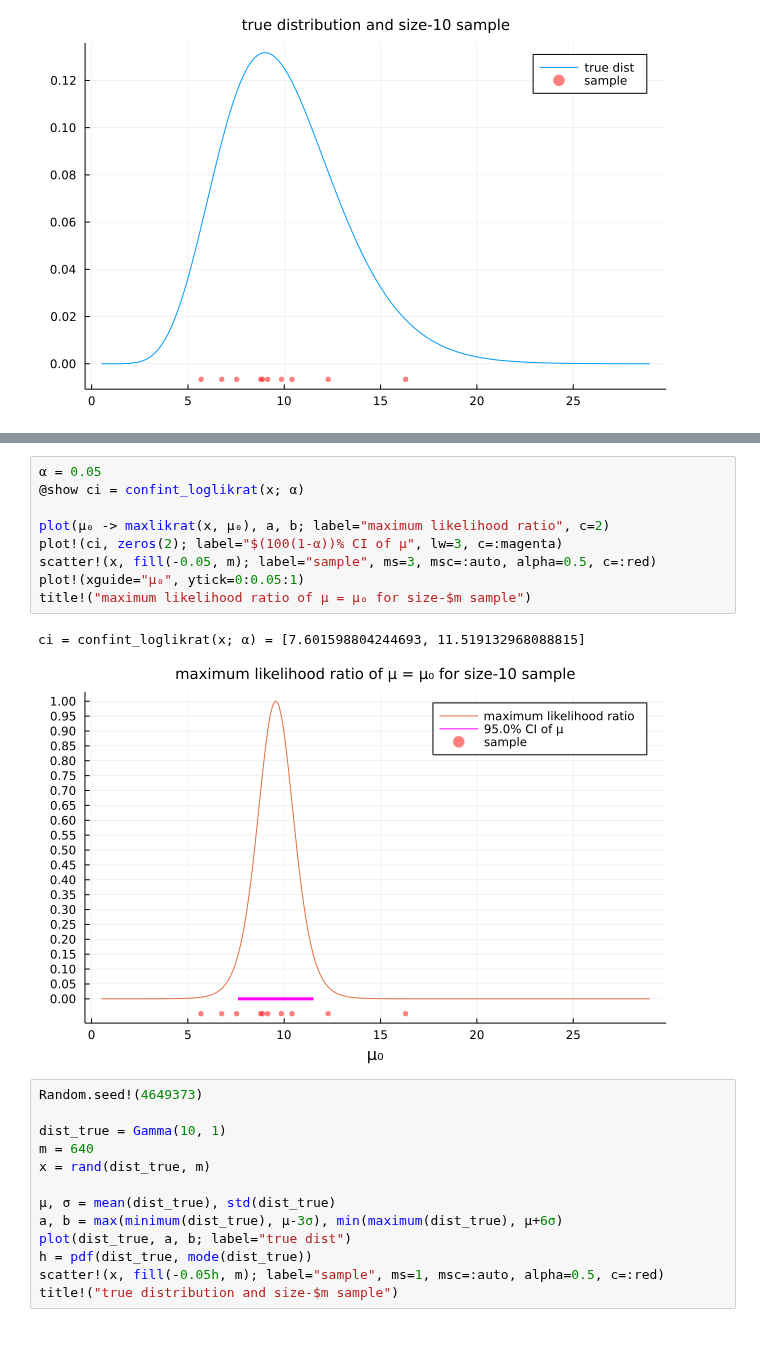
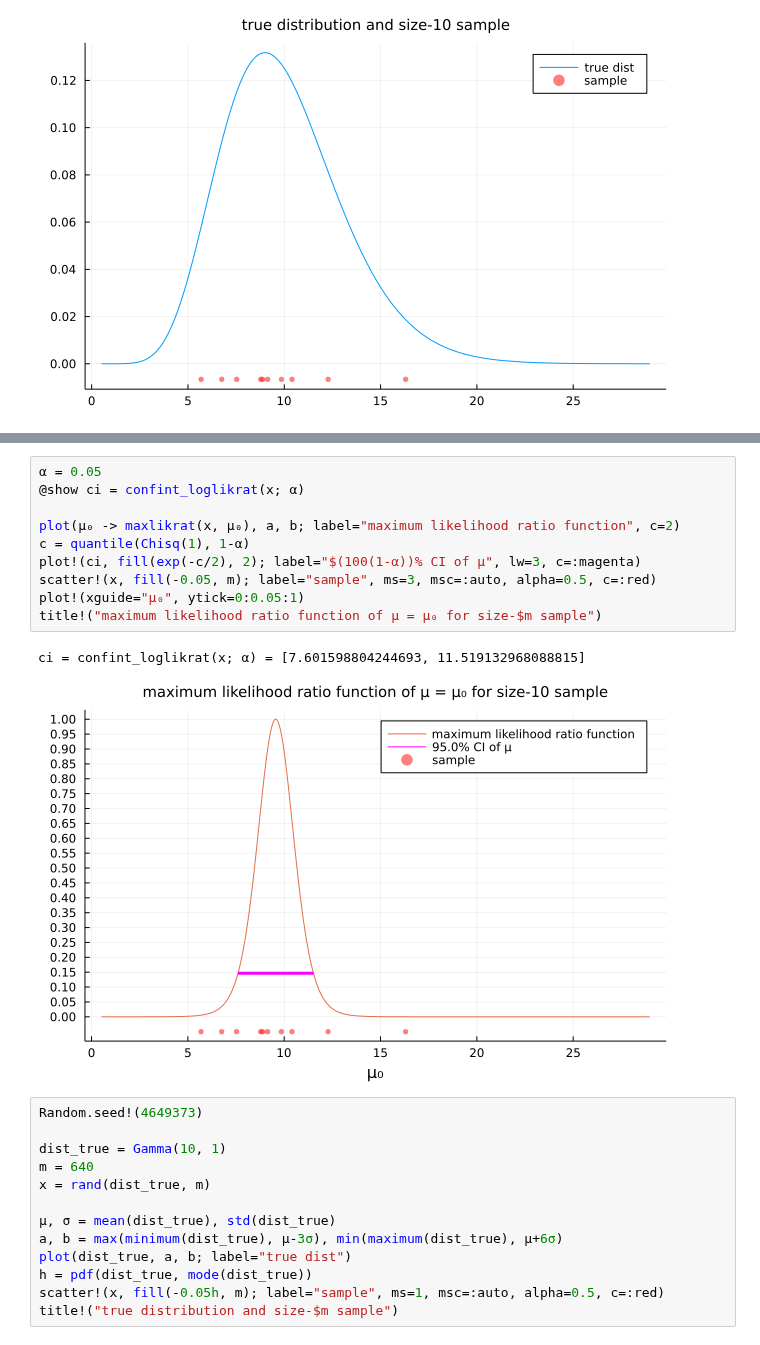
Before and after one commit to genkuroki/public, a Jupyter notebook: 0034/P-value function example and prediction distribution example.ipynb, the cells around one changed output, grey strips where cells are left out. Saved outputs shown, nothing was run; the diff lists cells and outputs as text.

```diff
--- a/0034/P-value function example and prediction distribution example.ipynb
+++ b/0034/P-value function example and prediction distribution example.ipynb
@@ -202,15 +202,16 @@ ci = confint_loglikrat(x; α) = [7.601598804244693, 11.519132968088815]
 # %%
 α = 0.05
 @show ci = confint_loglikrat(x; α)
 
-plot(μ₀ -> maxlikrat(x, μ₀), a, b; label="maximum likelihood ratio", c=2)
-plot!(ci, zeros(2); label="$(100(1-α))% CI of μ", lw=3, c=:magenta)
+plot(μ₀ -> maxlikrat(x, μ₀), a, b; label="maximum likelihood ratio function", c=2)
+c = quantile(Chisq(1), 1-α)
+plot!(ci, fill(exp(-c/2), 2); label="$(100(1-α))% CI of μ", lw=3, c=:magenta)
 scatter!(x, fill(-0.05, m); label="sample", ms=3, msc=:auto, alpha=0.5, c=:red)
 plot!(xguide="μ₀", ytick=0:0.05:1)
-title!("maximum likelihood ratio of μ = μ₀ for size-$m sample")
+title!("maximum likelihood ratio function of μ = μ₀ for size-$m sample")
 # %% [output]
 ci = confint_loglikrat(x; α) = [7.601598804244693, 11.519132968088815]
-[figure, old version]
+[figure, new version]
 # %%
 Random.seed!(4649373)
 
```
Also changed, not shown: parts of 8 cells of this notebook, 1 other file.
